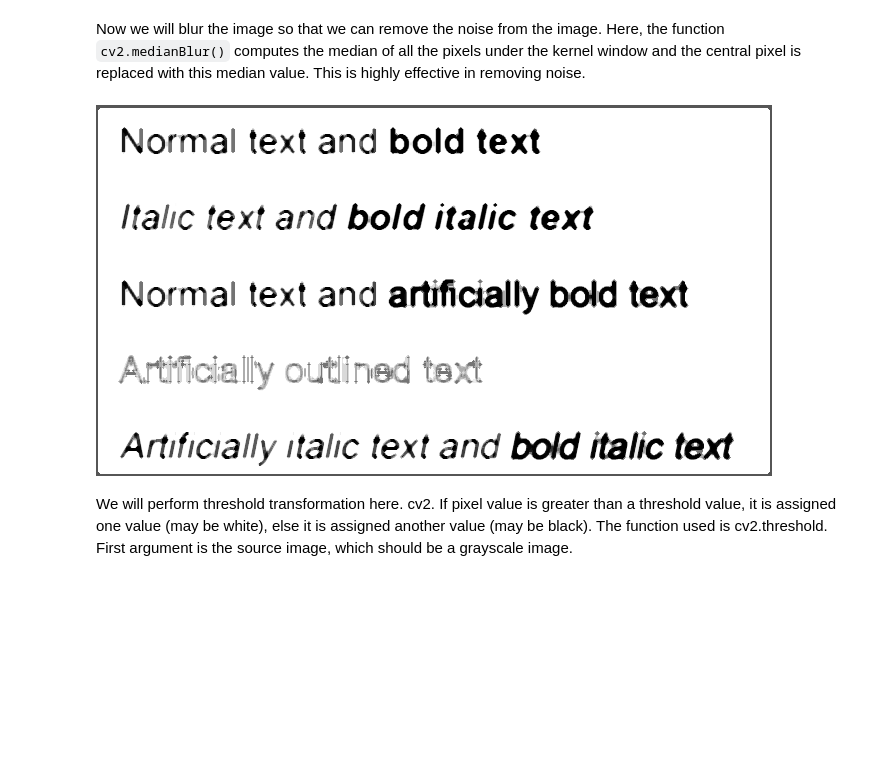
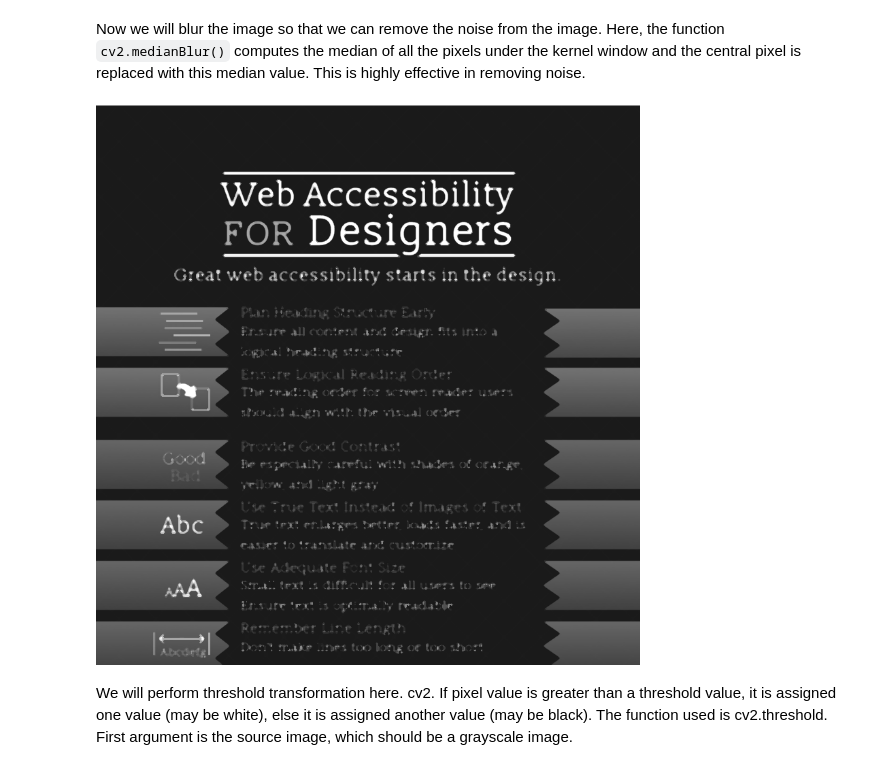
Before and after one commit to KiarashKiani79/Text-Extraction-From-Images-Application, a Jupyter notebook: text_extractor.ipynb, the cells around one changed output. Saved outputs shown, nothing was run; the diff lists cells and outputs as text; code cells hidden in the pictures; blank space fills up the shorter version.

```diff
--- a/text_extractor.ipynb
+++ b/text_extractor.ipynb
@@ -130,5 +155,5 @@ Now we will remove unwanted symbols from the text we extracted by replacing the
 # %%
-image = cv2.imread('image.png')
+image = cv2.imread('sample_2.png')
 # %% [markdown]
 Converting the images to grayscale so that it becomes less complex to process as it will have only two values 0 and 1. cv2.cvtColor() method is used to convert an image from one color space to another.
 # %%
@@ -143,10 +168,10 @@ Image.fromarray(gray)
 Now we will blur the image so that we can remove the noise from the image. Here, the function `cv2.medianBlur()` computes the median of all the pixels under the kernel window and the central pixel is replaced with this median value. This is highly effective in removing noise.
 # %%
 # remove noise
-noise = cv2.medianBlur(gray,5)
-Image.fromarray(noise)
+blur = cv2.medianBlur(gray,5)
+Image.fromarray(blur)
 # %% [output]
-[figure, old version]
+[figure, new version]
 # %% [markdown]
 We will perform threshold transformation here.
 cv2. If pixel value is greater than a threshold value, it is assigned one value (may be white), else it is assigned another value (may be black). The function used is cv2.threshold. First argument is the source image, which should be a grayscale image.
```
Also changed, not shown: parts of 18 cells of this notebook, 1 other file.
